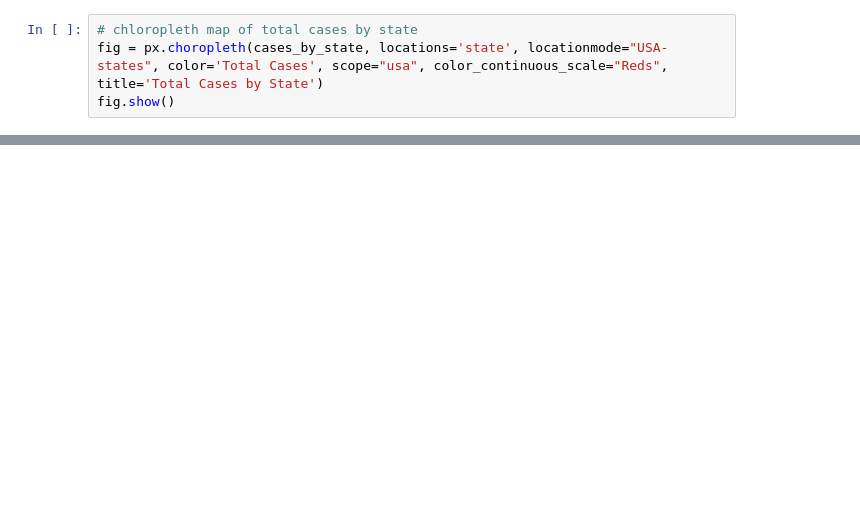
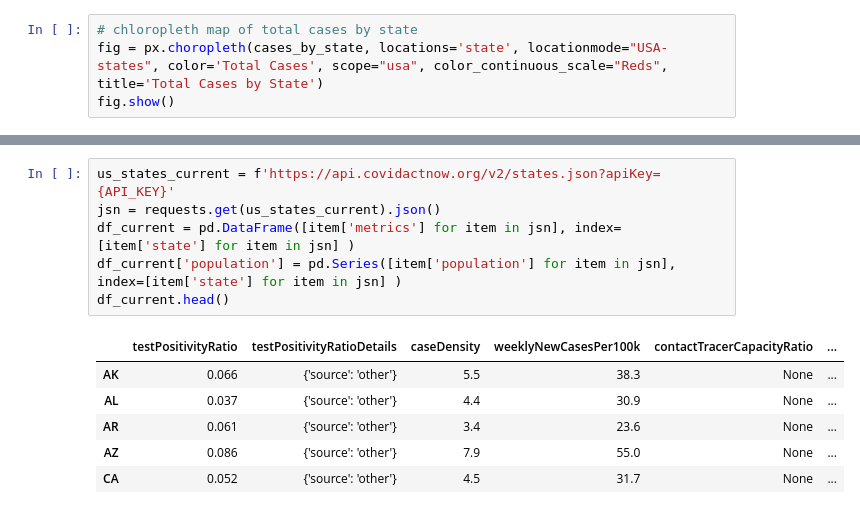
Before and after one commit to mikerasch/Covid19Analysis, a Jupyter notebook: Covid_Analysis.ipynb, the cells around one changed output, grey strips where cells are left out. Saved outputs shown, nothing was run; the diff lists cells and outputs as text; blank space fills up the shorter version.

Commit message:
Added pull data from covidactnow.org & scatterplot

```diff
--- a/Covid_Analysis.ipynb
+++ b/Covid_Analysis.ipynb
@@ -267,0 +326,13 @@ fig.show()
+# %%
+us_states_current = f'https://api.covidactnow.org/v2/states.json?apiKey={API_KEY}'
+jsn = requests.get(us_states_current).json()
+df_current = pd.DataFrame([item['metrics'] for item in jsn], index=[item['state'] for item in jsn] )
+df_current['population'] = pd.Series([item['population'] for item in jsn], index=[item['state'] for item in jsn] )
+df_current.head()
+# %% [output]
+|  | testPositivityRatio | testPositivityRatioDetails | caseDensity | weeklyNewCasesPer100k | contactTracerCapacityRatio | ... |
+| AK | 0.066 | {'source': 'other'} | 5.5 | 38.3 | None | ... |
+| AL | 0.037 | {'source': 'other'} | 4.4 | 30.9 | None | ... |
+| AR | 0.061 | {'source': 'other'} | 3.4 | 23.6 | None | ... |
+| AZ | 0.086 | {'source': 'other'} | 7.9 | 55.0 | None | ... |
+| CA | 0.052 | {'source': 'other'} | 4.5 | 31.7 | None | ... |
```
Also changed, not shown: parts of 11 cells of this notebook.
